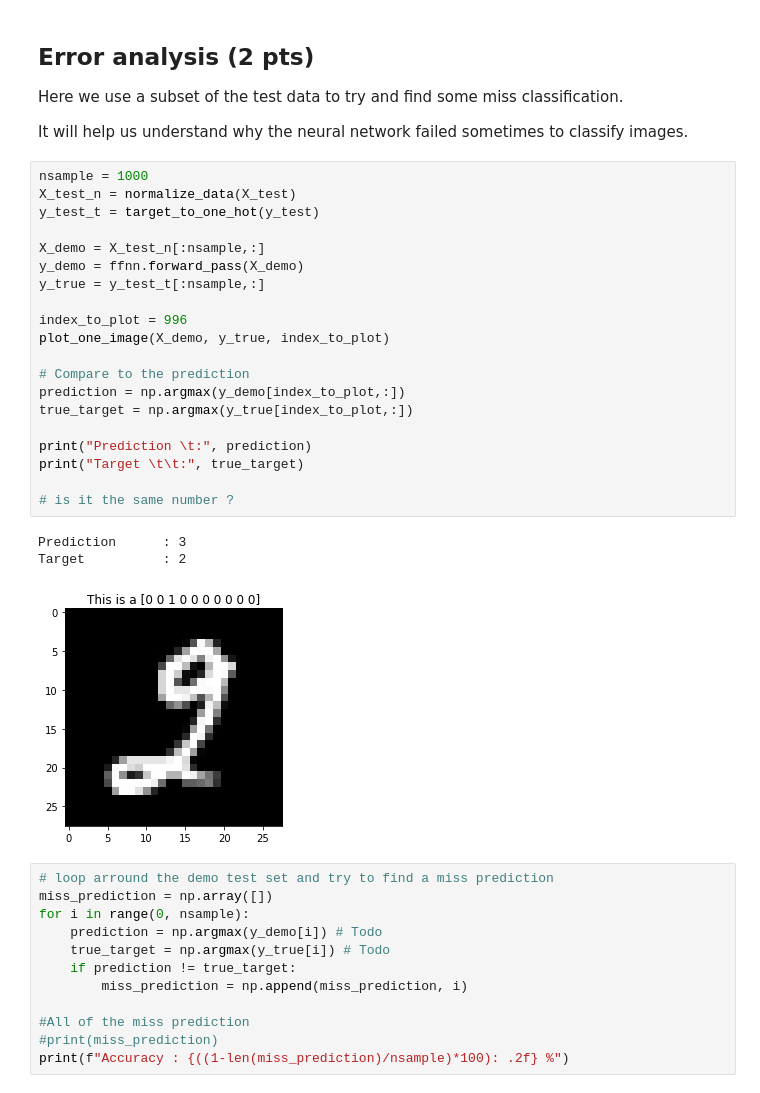
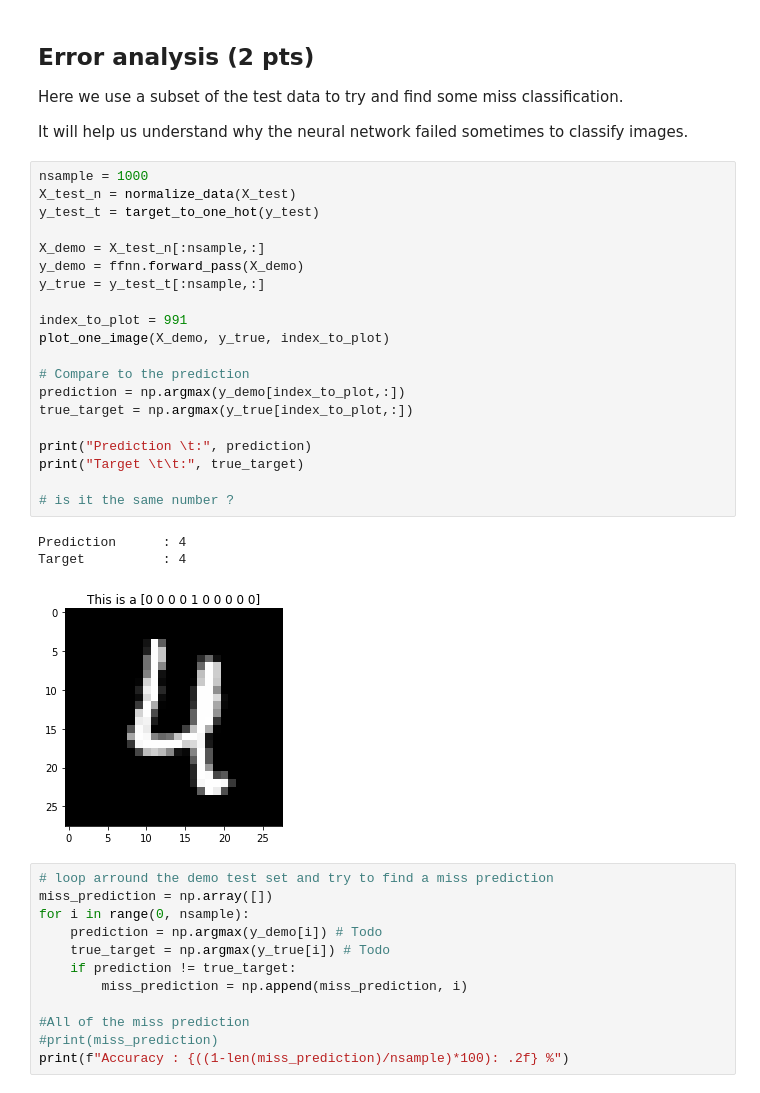
Before and after one commit to DL-ECE/tp-1-deeplearningbasics-EliasAras, a Jupyter notebook: rapport.ipynb, the cells around one changed output. Saved outputs shown, nothing was run; the diff lists cells and outputs as text.

```diff
--- a/rapport.ipynb
+++ b/rapport.ipynb
@@ -356,27 +356,27 @@ It will help us understand why the neural network failed sometimes to classify i
 # %%
 nsample = 1000
 X_test_n = normalize_data(X_test)
 y_test_t = target_to_one_hot(y_test)
 
 X_demo = X_test_n[:nsample,:]
 y_demo = ffnn.forward_pass(X_demo)
 y_true = y_test_t[:nsample,:]
 
-index_to_plot = 996
+index_to_plot = 991
 plot_one_image(X_demo, y_true, index_to_plot)
 
 # Compare to the prediction
 prediction = np.argmax(y_demo[index_to_plot,:])
 true_target = np.argmax(y_true[index_to_plot,:])
 
 print("Prediction \t:", prediction)
 print("Target \t\t:", true_target)
 
 # is it the same number ?
 # %% [output]
-Prediction      : 3
-Target          : 2
+Prediction      : 4
+Target          : 4
-[figure, old version]
+[figure, new version]
 # %%
 # loop arround the demo test set and try to find a miss prediction
 miss_prediction = np.array([])
```
